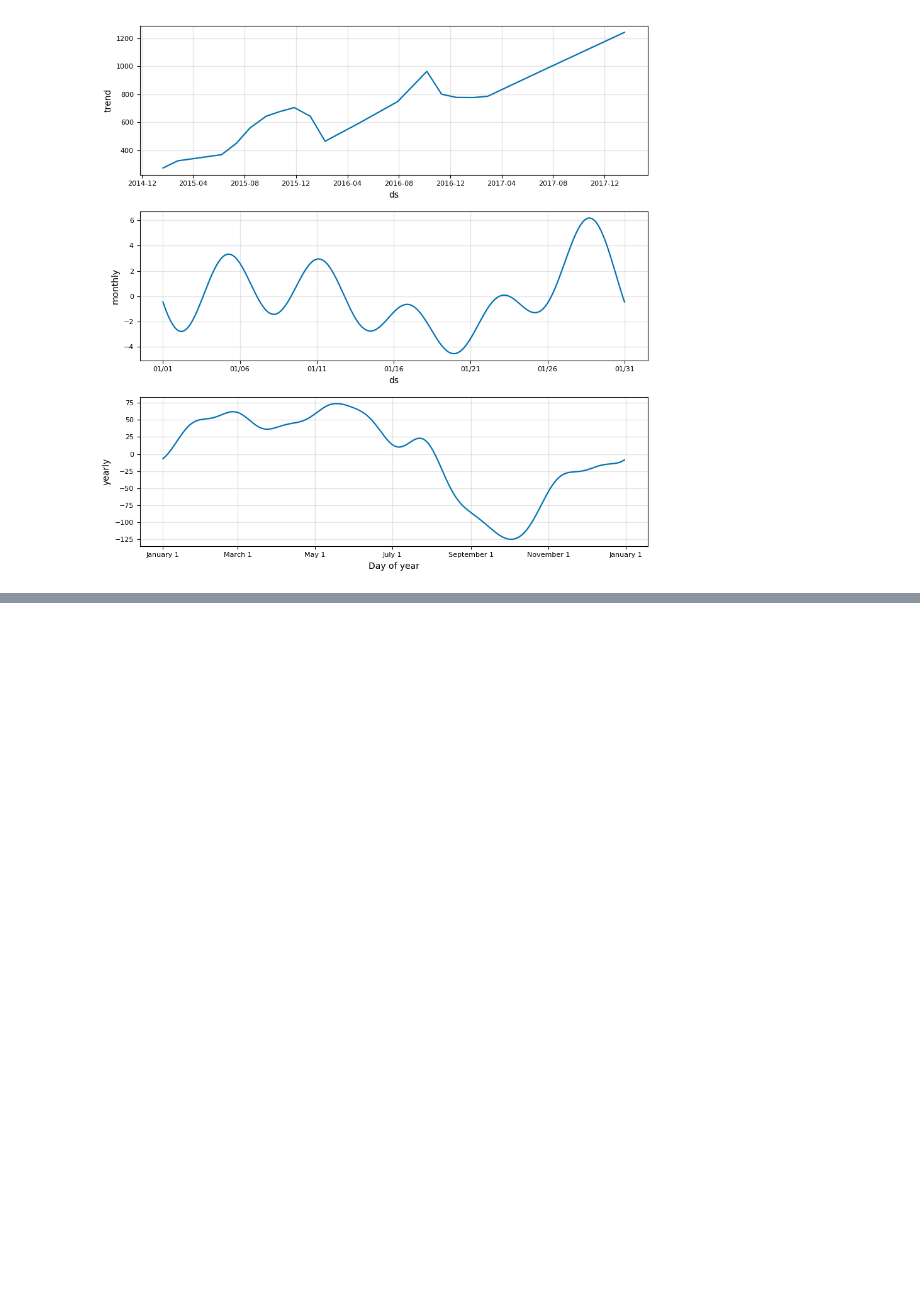
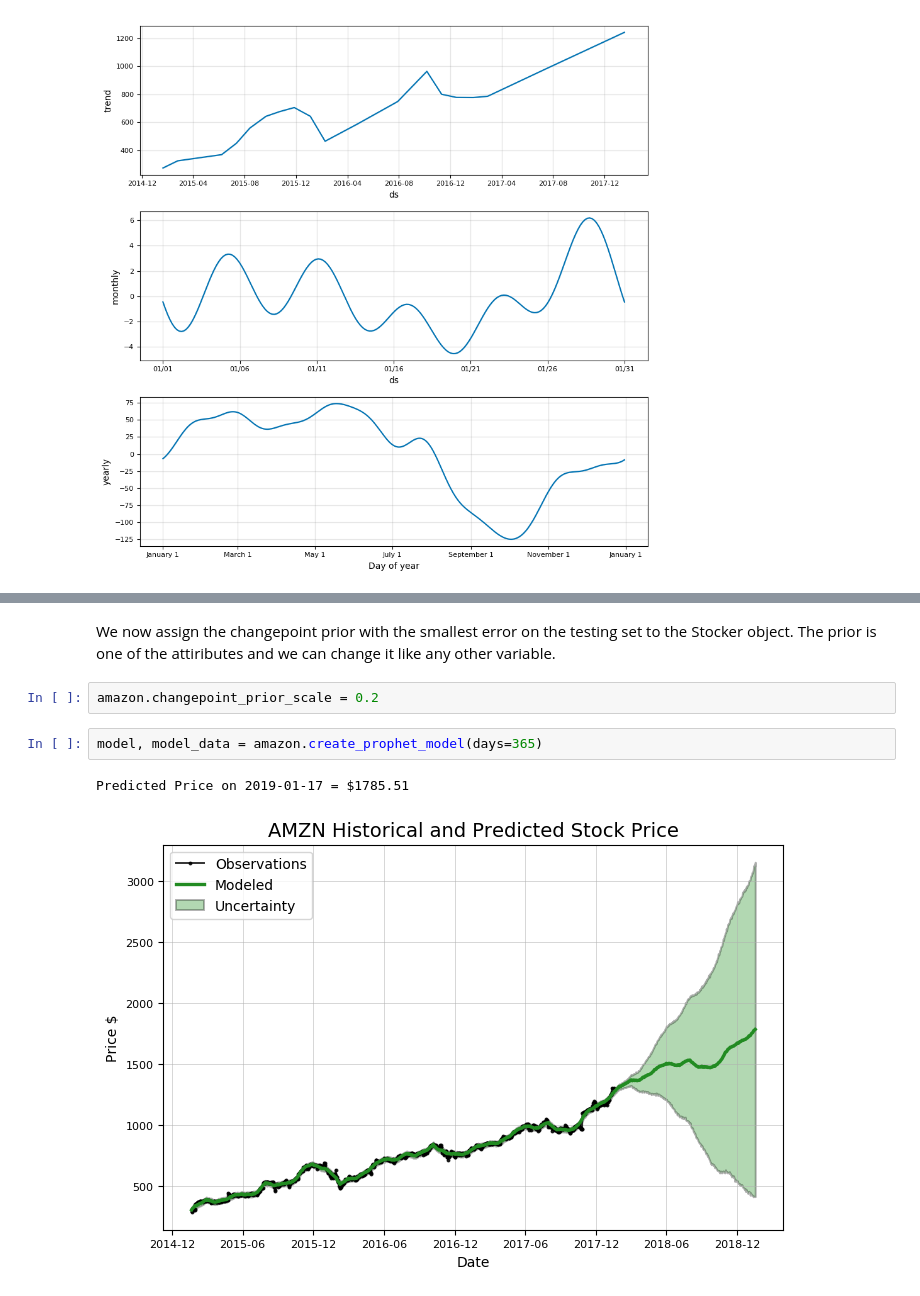
Before and after one commit to WillKoehrsen/Data-Analysis, a Jupyter notebook: stocker/Stocker Prediction Usage.ipynb, the cells around one changed output, grey strips where cells are left out. Cells and saved outputs as stored; diff of their text form; blank space fills up the shorter version.

```diff
--- a/stocker/Stocker Prediction Usage.ipynb
+++ b/stocker/Stocker Prediction Usage.ipynb
@@ -41,0 +74,9 @@ amazon.changepoint_prior_validation()
+# %% [markdown]
+We now assign the changepoint prior with the smallest error on the testing set to the Stocker object. The prior is one of the attiributes and we can change it like any other variable.
+# %%
+amazon.changepoint_prior_scale = 0.2
+# %%
+model, model_data = amazon.create_prophet_model(days=365)
+# %% [output]
+Predicted Price on 2019-01-17 = $1785.51
+[figure, added]
```
Also changed, not shown: parts of 14 cells of this notebook, 1 other file.
